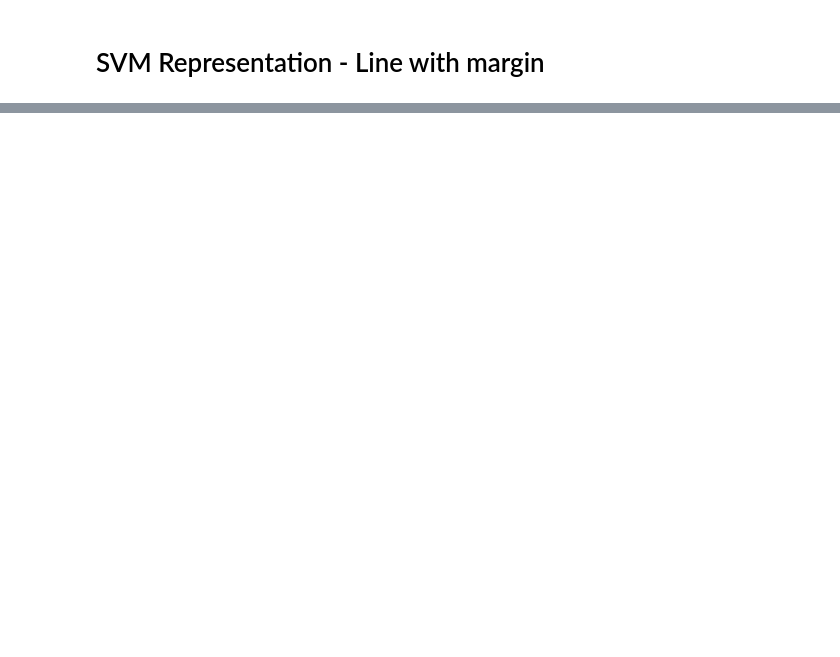
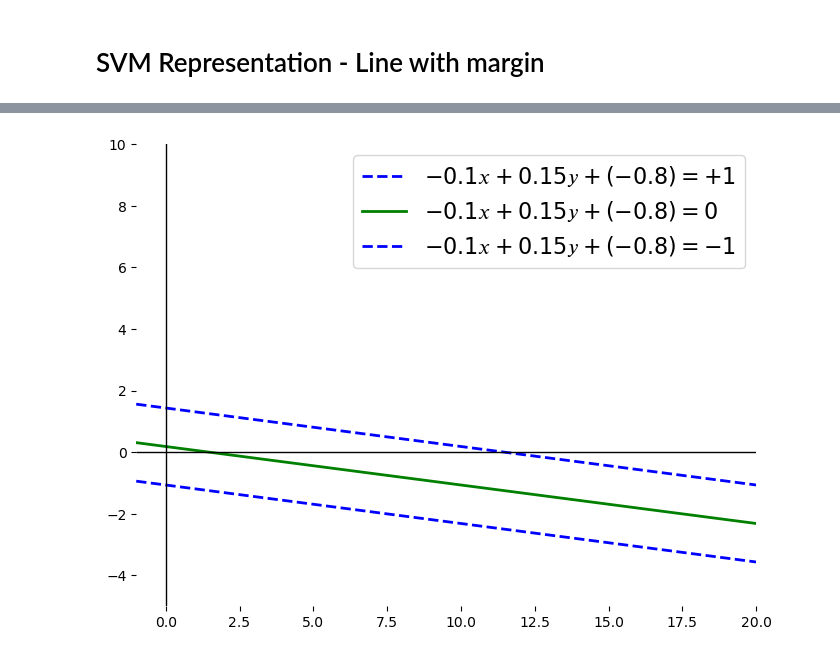
Before and after one commit to RainerHerrler/MLCourse, a Jupyter notebook: ML_404_SVM-Margin.ipynb, the cells around one changed output, grey strips where cells are left out. Saved outputs shown, nothing was run; the diff lists cells and outputs as text; code cells hidden in the pictures; blank space fills up the shorter version.

```diff
--- a/ML_404_SVM-Margin.ipynb
+++ b/ML_404_SVM-Margin.ipynb
@@ -34,2 +36,4 @@ plotBoundaryWithMargin(theta)
 # %%
-plotBoundaryWithMargin(theta*10)
+plotBoundaryWithMargin(theta*0.5)
+# %% [output]
+[figure, added]
```
Also changed, not shown: parts of 1 cell of this notebook.
